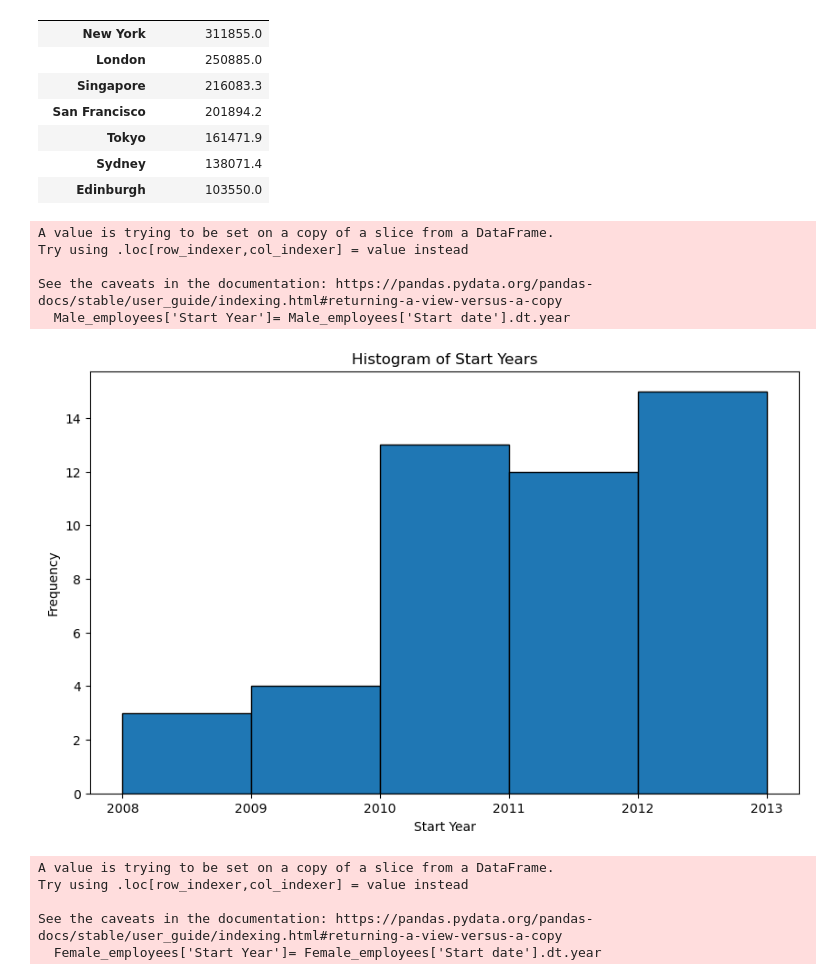
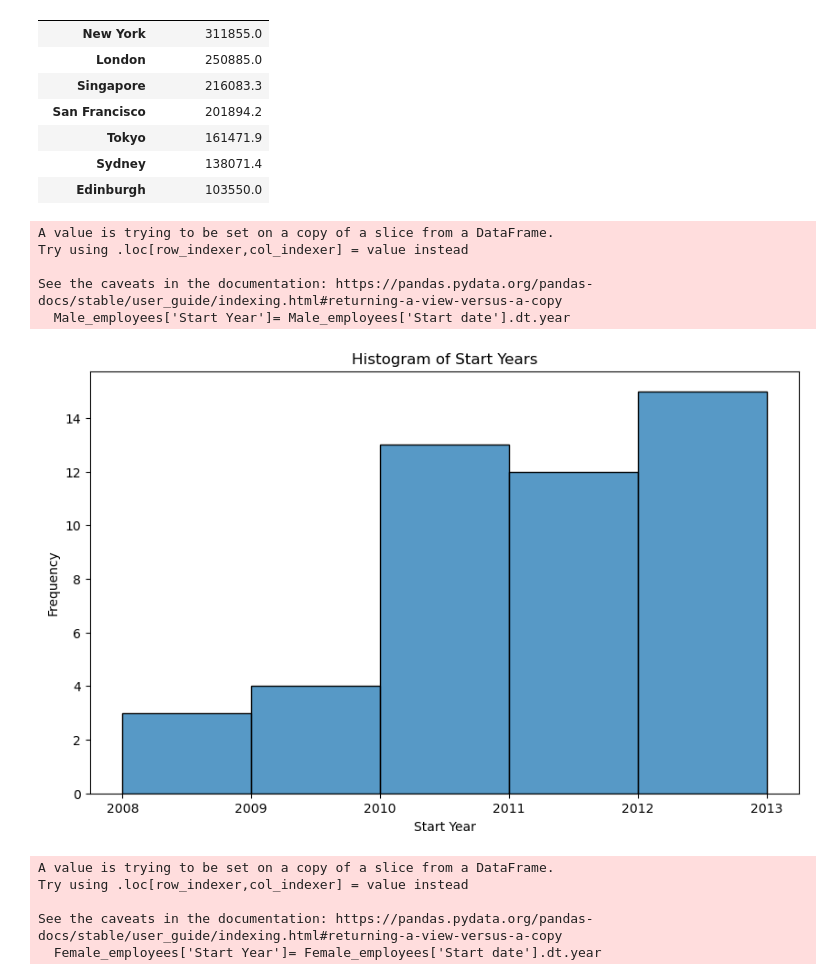
Before and after one commit to Rohit-Ganjoo/EmployeeData-Analysis, a Jupyter notebook: Employee Data Analysis.ipynb, the cells around one changed output. Saved outputs shown, nothing was run; the diff lists cells and outputs as text; code cells hidden in the pictures.

```diff
--- a/Employee Data Analysis.ipynb
+++ b/Employee Data Analysis.ipynb
@@ -391,7 +391,7 @@ df
 | 99 | Carter Powell | Male | 2013-07-28 | 27 | Software Tester | Sydney | 95000 | carterpowell@gmail.com | ... |
 100 rows × 9 columns
 # %%
-Female_employees = df[df['Gender']=='Male']
+Male_employees = df[df['Gender']=='Male']
 
 Female_employees = df[df['Gender']=='Female']
 # %%
@@ -455,22 +455,23 @@ Female_employees.groupby('Office Location').agg({'Salary':'mean'}).round(1).rena
 | Sydney | 138071.4 |
 | Edinburgh | 103550.0 |
 # %%
-Female_employees['Start Year']= Female_employees['Start date'].dt.year
+Male_employees['Start Year']= Male_employees['Start date'].dt.year
 
 
 plt.figure(figsize = (10,6))
-plt.hist(data = Female_employees, x= 'Start Year',bins = range(Female_employees['Start Year'].min(), Female_employees['Start Year'].max()+1),edgecolor = 'Black')
+
+sns.histplot(data = Male_employees, x= 'Start Year',bins = range(Male_employees['Start Year'].min(), Male_employees['Start Year'].max()+1),edgecolor = 'Black')
 plt.xlabel('Start Year')
 plt.ylabel('Frequency')
 plt.title('Histogram of Start Years')
 plt.show()
 # %% [output]
 A value is trying to be set on a copy of a slice from a DataFrame.
 Try using .loc[row_indexer,col_indexer] = value instead
 
 See the caveats in the documentation: https://pandas.pydata.org/pandas-docs/stable/user_guide/indexing.html#returning-a-view-versus-a-copy
   Male_employees['Start Year']= Male_employees['Start date'].dt.year
-[figure, old version]
+[figure, new version]
 # %%
 Female_employees['Start Year']= Female_employees['Start date'].dt.year
 
```
Also changed, not shown: parts of 6 cells of this notebook.
